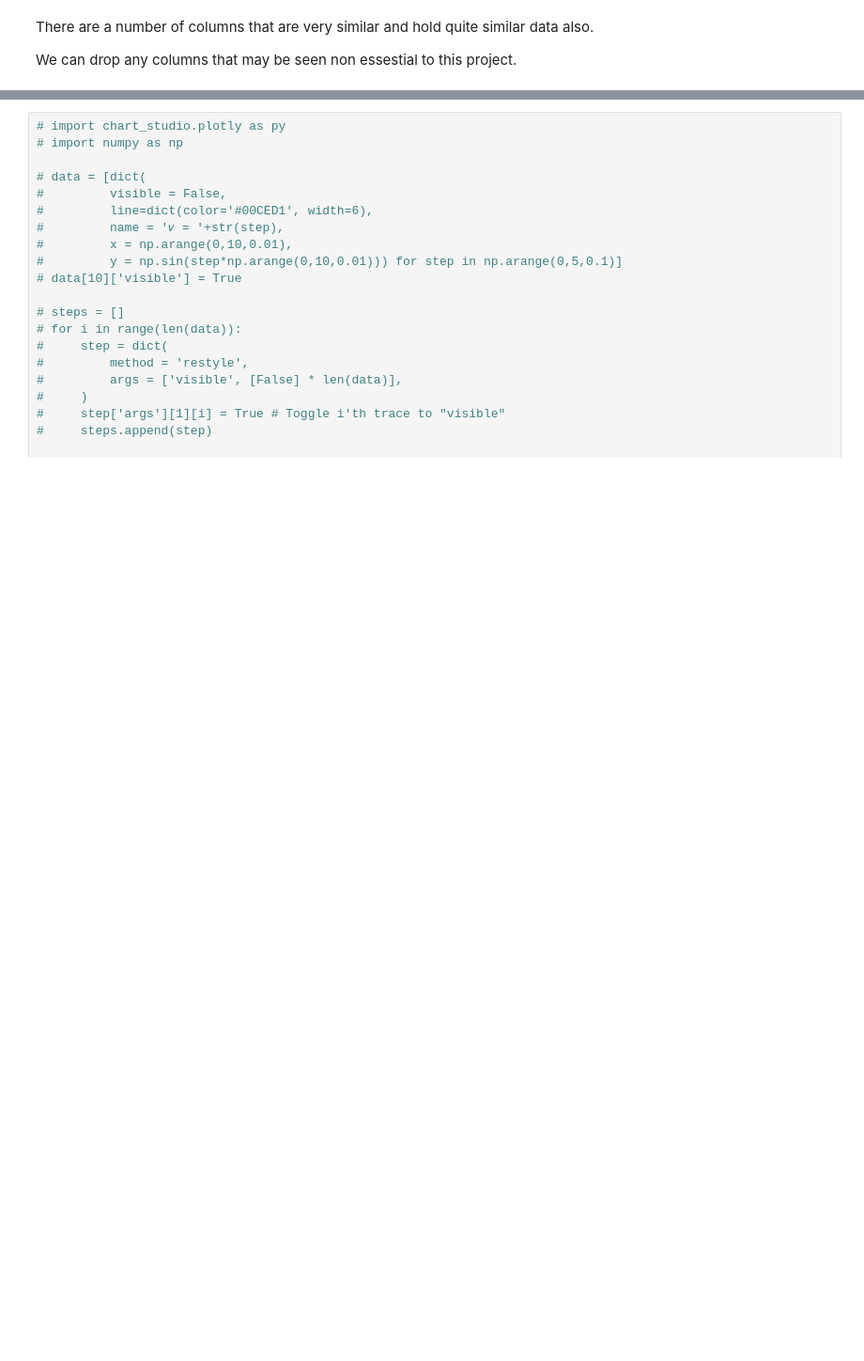
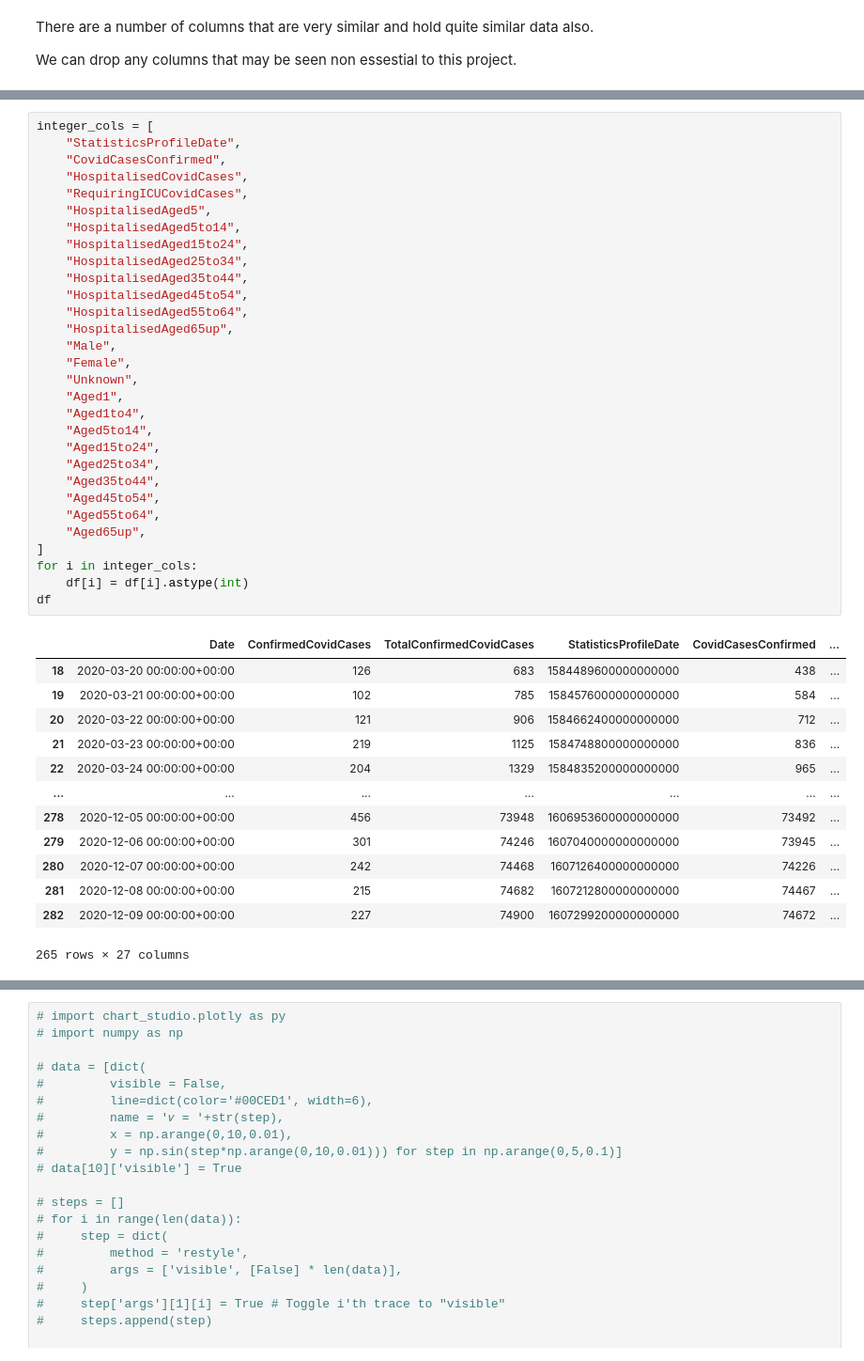
Before and after one commit to bhoy-troy/Plotly-Flask, a Jupyter notebook: notebooks/covid1.ipynb, the cells around one changed output, grey strips where cells are left out. Shown at 94% size. Saved outputs shown, nothing was run; the diff lists cells and outputs as text; blank space fills up the shorter version.

```diff
--- a/notebooks/covid1.ipynb
+++ b/notebooks/covid1.ipynb
@@ -205,0 +236,44 @@ df.drop(['columnheading1', 'columnheading2'], axis=1, inplace=True)
+# %%
+integer_cols = [
+    "StatisticsProfileDate",
+    "CovidCasesConfirmed",
+    "HospitalisedCovidCases",
+    "RequiringICUCovidCases",
+    "HospitalisedAged5",
+    "HospitalisedAged5to14",
+    "HospitalisedAged15to24",
+    "HospitalisedAged25to34",
+    "HospitalisedAged35to44",
+    "HospitalisedAged45to54",
+    "HospitalisedAged55to64",
+    "HospitalisedAged65up",
+    "Male",
+    "Female",
+    "Unknown",
+    "Aged1",
+    "Aged1to4",
+    "Aged5to14",
+    "Aged15to24",
+    "Aged25to34",
+    "Aged35to44",
+    "Aged45to54",
+    "Aged55to64",
+    "Aged65up",
+]
+for i in integer_cols:
+    df[i] = df[i].astype(int)
+df
+# %% [output]
+|  | Date | ConfirmedCovidCases | TotalConfirmedCovidCases | StatisticsProfileDate | CovidCasesConfirmed | ... |
+| 18 | 2020-03-20 00:00:00+00:00 | 126 | 683 | 1584489600000000000 | 438 | ... |
+| 19 | 2020-03-21 00:00:00+00:00 | 102 | 785 | 1584576000000000000 | 584 | ... |
+| 20 | 2020-03-22 00:00:00+00:00 | 121 | 906 | 1584662400000000000 | 712 | ... |
+| 21 | 2020-03-23 00:00:00+00:00 | 219 | 1125 | 1584748800000000000 | 836 | ... |
+| 22 | 2020-03-24 00:00:00+00:00 | 204 | 1329 | 1584835200000000000 | 965 | ... |
+| ... | ... | ... | ... | ... | ... | ... |
+| 278 | 2020-12-05 00:00:00+00:00 | 456 | 73948 | 1606953600000000000 | 73492 | ... |
+| 279 | 2020-12-06 00:00:00+00:00 | 301 | 74246 | 1607040000000000000 | 73945 | ... |
+| 280 | 2020-12-07 00:00:00+00:00 | 242 | 74468 | 1607126400000000000 | 74226 | ... |
+| 281 | 2020-12-08 00:00:00+00:00 | 215 | 74682 | 1607212800000000000 | 74467 | ... |
+| 282 | 2020-12-09 00:00:00+00:00 | 227 | 74900 | 1607299200000000000 | 74672 | ... |
+265 rows × 27 columns
```
Also changed, not shown: parts of 43 cells of this notebook, 3 other files.
